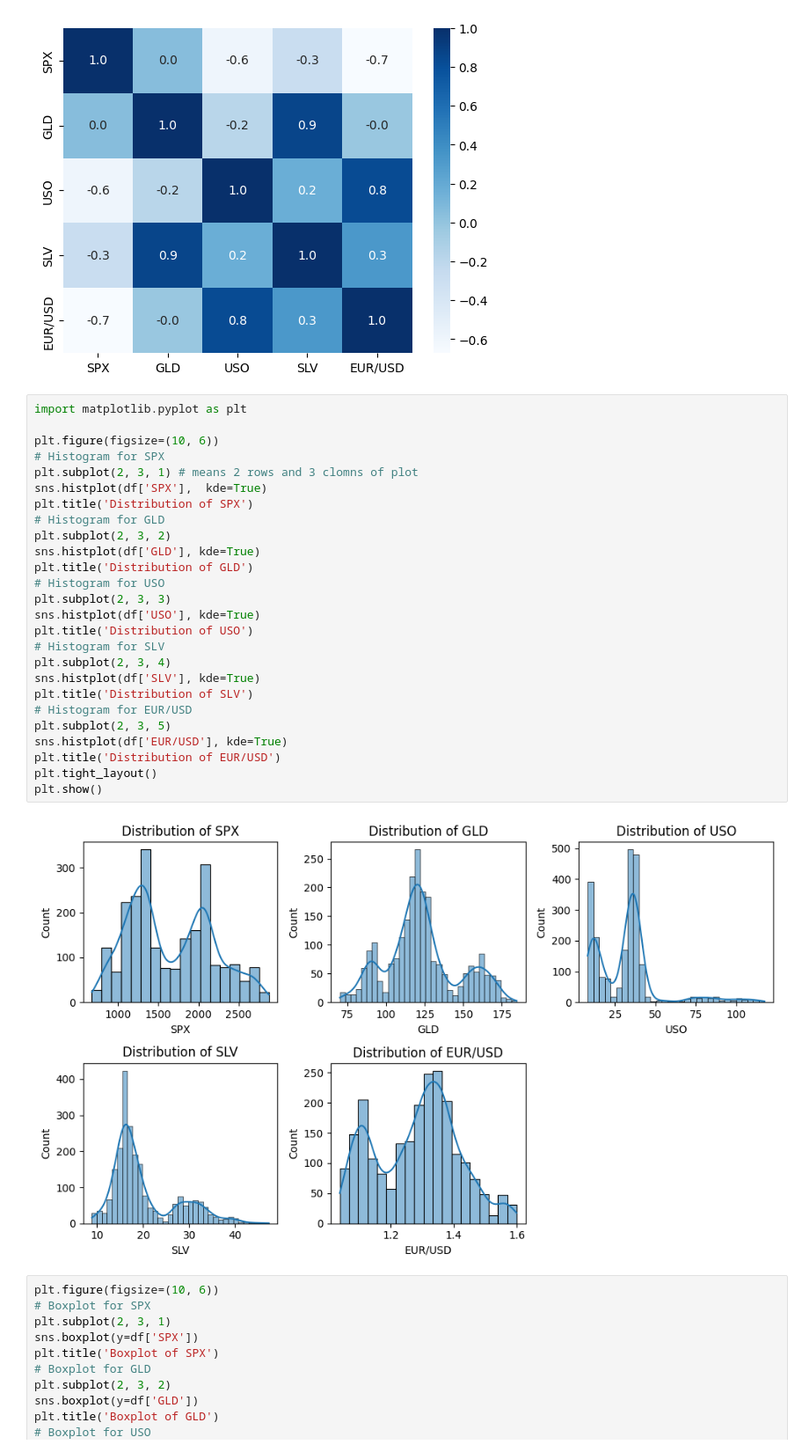
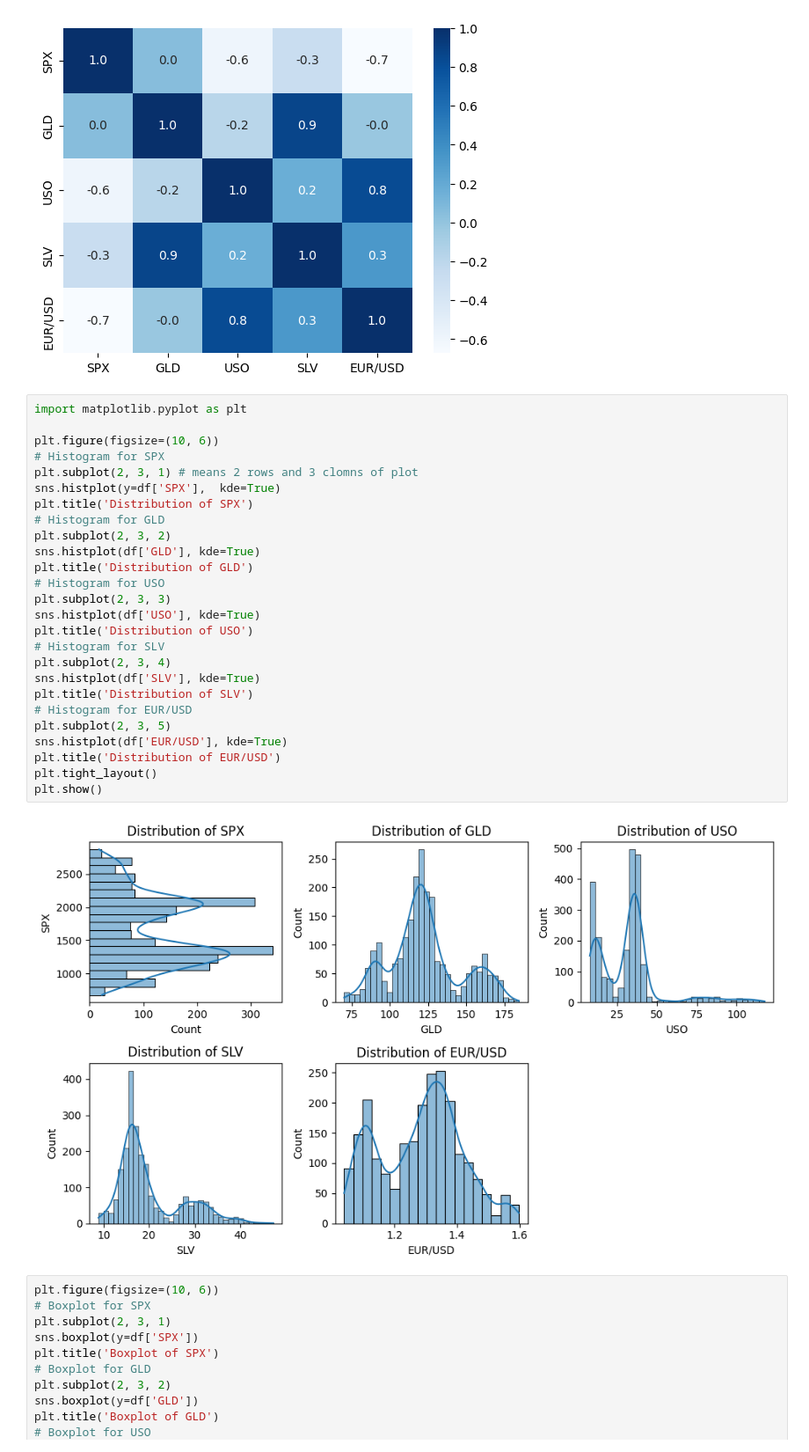
Before and after one commit to snz-mlcoder/Fashion, a Jupyter notebook: GOLDprice.ipynb, the cells around one changed output. Shown: that part at 88% size. Saved outputs shown, nothing was run; the diff lists cells and outputs as text.

```diff
--- a/GOLDprice.ipynb
+++ b/GOLDprice.ipynb
@@ -93,31 +93,31 @@ plt.show()
 # %%
 import matplotlib.pyplot as plt
 
 plt.figure(figsize=(10, 6))
 # Histogram for SPX
 plt.subplot(2, 3, 1) # means 2 rows and 3 clomns of plot
-sns.histplot(df['SPX'],  kde=True)
+sns.histplot(y=df['SPX'],  kde=True)
 plt.title('Distribution of SPX')
 # Histogram for GLD
 plt.subplot(2, 3, 2)
 sns.histplot(df['GLD'], kde=True)
 plt.title('Distribution of GLD')
 # Histogram for USO
 plt.subplot(2, 3, 3)
 sns.histplot(df['USO'], kde=True)
 plt.title('Distribution of USO')
 # Histogram for SLV
 plt.subplot(2, 3, 4)
 sns.histplot(df['SLV'], kde=True)
 plt.title('Distribution of SLV')
 # Histogram for EUR/USD
 plt.subplot(2, 3, 5)
 sns.histplot(df['EUR/USD'], kde=True)
 plt.title('Distribution of EUR/USD')
 plt.tight_layout()
 plt.show()
 # %% [output]
-[figure, old version]
+[figure, new version]
 # %%
 plt.figure(figsize=(10, 6))
 # Boxplot for SPX
```
Also changed, not shown: parts of 12 cells of this notebook.
